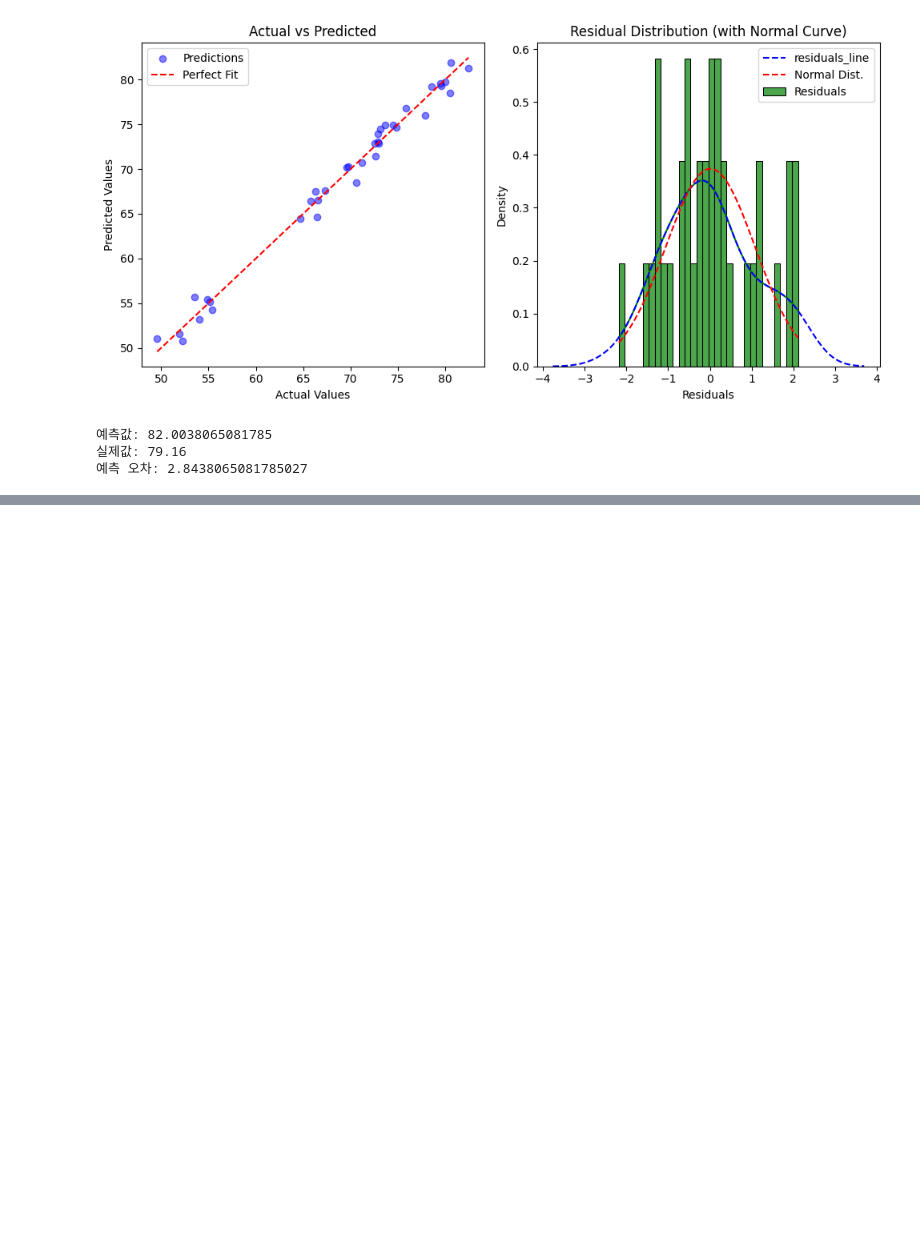
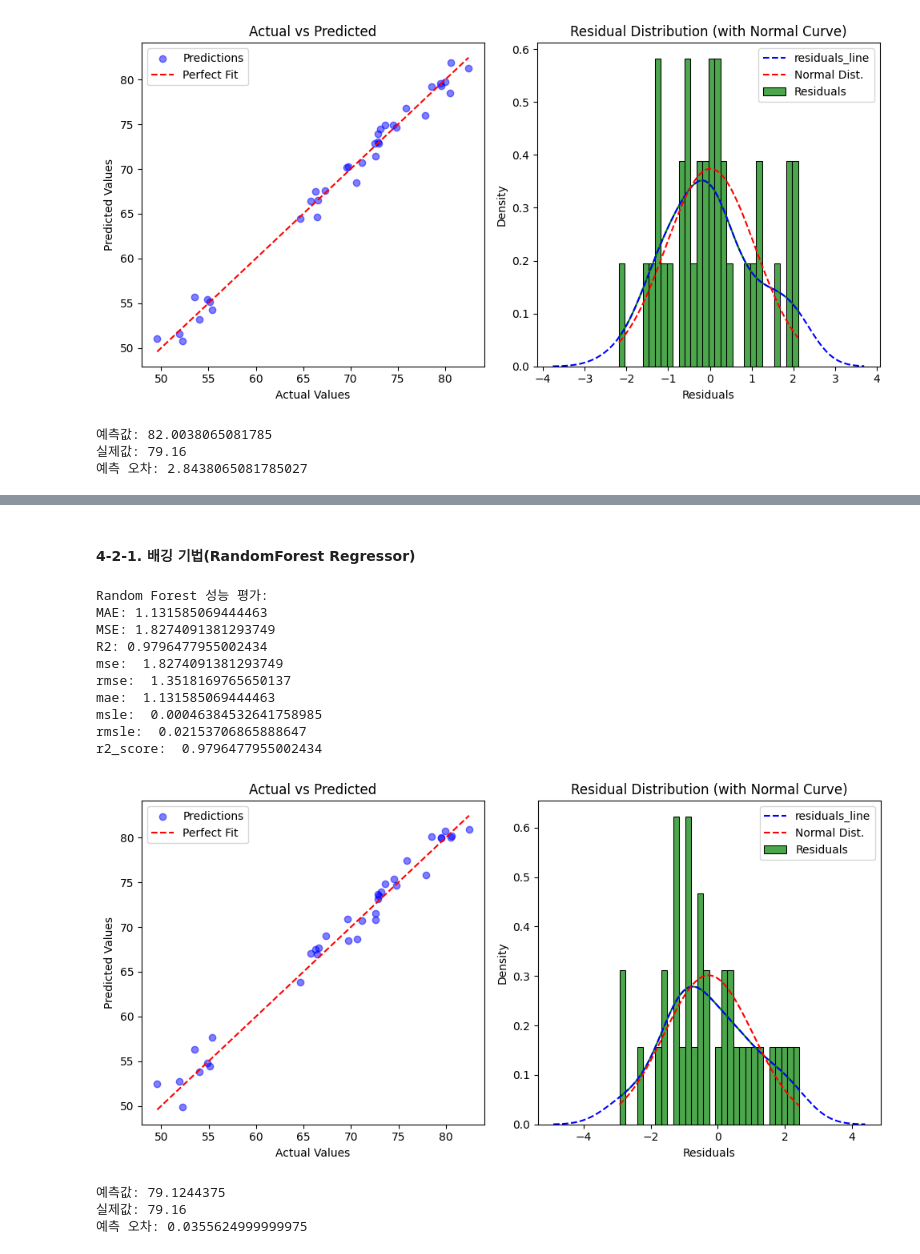
Before and after one commit to Encore-SKN-9/ml_5team, a Jupyter notebook: main.ipynb, the cells around one changed output, grey strips where cells are left out. Cells and saved outputs as stored; diff of their text form; code cells hidden in the pictures; blank space fills up the shorter version.

```diff
--- a/main.ipynb
+++ b/main.ipynb
@@ -495,0 +590,38 @@ r2_score:  0.9873098835237242
+# %% [markdown]
+#### 4-2-1. 배깅 기법(RandomForest Regressor)
+# %%
+# 다인
+# RandomForest 모델 훈련
+rf_model = RandomForestRegressor(random_state=42)
+rf_model.fit(X_train, y_train)
+
+# 예측
+y_pred_rf = rf_model.predict(X_test)
+
+# 성능 평가
+mae_rf = mean_absolute_error(y_test, y_pred_rf)
+mse_rf = mean_squared_error(y_test, y_pred_rf)
+r2_rf = r2_score(y_test, y_pred_rf)
+
+print("Random Forest 성능 평가:")
+print(f"MAE: {mae_rf}")
+print(f"MSE: {mse_rf}")
+print(f"R2: {r2_rf}")
+
+evaluataion(y_test, y_pred_rf)
+korea_pred(rf_model)
+# %% [output]
+Random Forest 성능 평가:
+MAE: 1.131585069444463
+MSE: 1.8274091381293749
+R2: 0.9796477955002434
+mse:  1.8274091381293749
+rmse:  1.3518169765650137
+mae:  1.131585069444463
+msle:  0.00046384532641758985
+rmsle:  0.02153706865888647
+r2_score:  0.9796477955002434
+[figure, added]
+예측값: 79.1244375
+실제값: 79.16
+예측 오차: 0.0355624999999975
```
Also changed, not shown: parts of 21 cells of this notebook.
